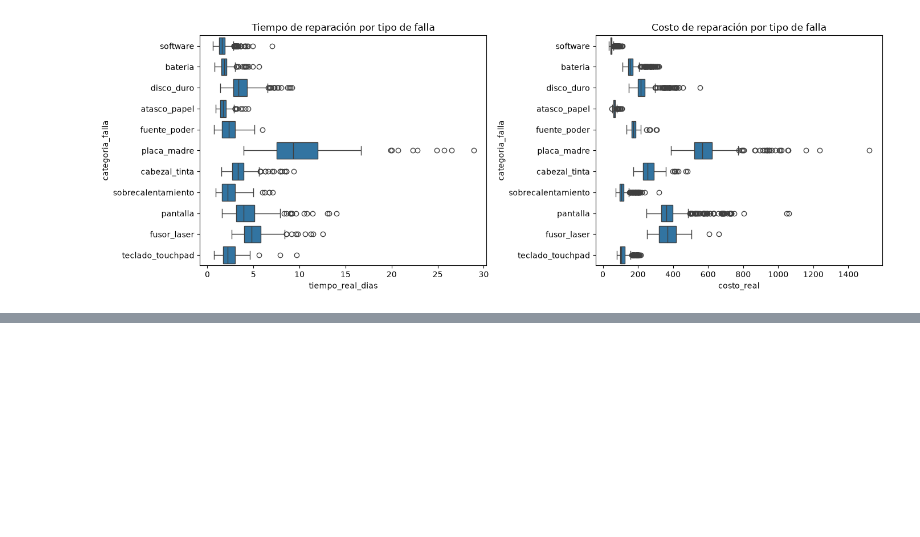
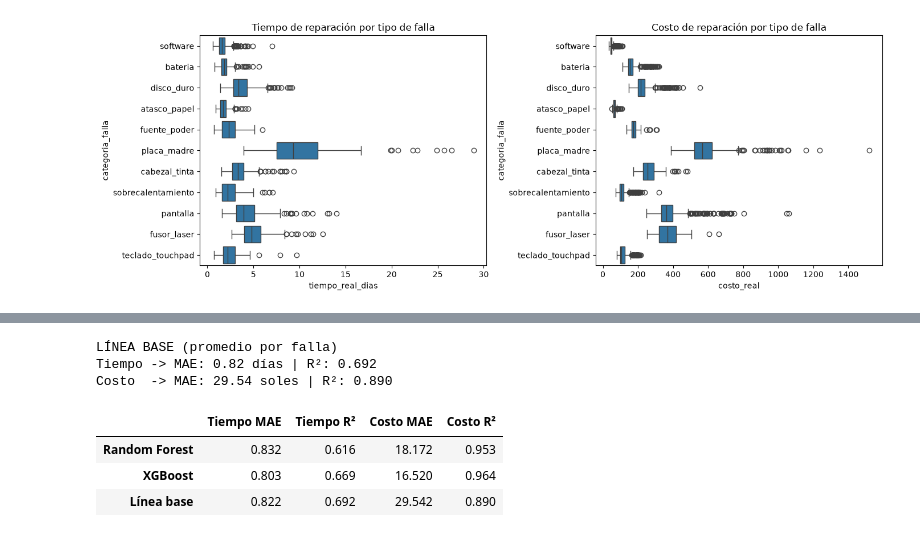
Before and after one commit to SaurinFranklin/sistema-servicios-ia, a Jupyter notebook: ml/notebooks/01_tiempo_costo.ipynb, the cells around one changed output, grey strips where cells are left out. Drawn from its saved outputs; the diff is of its cells as text; code cells hidden in the pictures; blank space fills up the shorter version.

```diff
--- a/ml/notebooks/01_tiempo_costo.ipynb
+++ b/ml/notebooks/01_tiempo_costo.ipynb
@@ -59,0 +77,64 @@ plt.show()
+# %%
+from sklearn.metrics import mean_absolute_error, r2_score
+
+prom_tiempo = yt_train.groupby(X_train["categoria_falla"]).mean()
+prom_costo = yc_train.groupby(X_train["categoria_falla"]).mean()
+
+pred_t = X_test["categoria_falla"].map(prom_tiempo)
+pred_c = X_test["categoria_falla"].map(prom_costo)
+
+print("LÍNEA BASE (promedio por falla)")
+print(f"Tiempo -> MAE: {mean_absolute_error(yt_test, pred_t):.2f} días | R²: {r2_score(yt_test, pred_t):.3f}")
+print(f"Costo  -> MAE: {mean_absolute_error(yc_test, pred_c):.2f} soles | R²: {r2_score(yc_test, pred_c):.3f}")
+# %% [output]
+LÍNEA BASE (promedio por falla)
+Tiempo -> MAE: 0.82 días | R²: 0.692
+Costo  -> MAE: 29.54 soles | R²: 0.890
+# %%
+from sklearn.compose import ColumnTransformer
+from sklearn.preprocessing import OneHotEncoder
+from sklearn.pipeline import Pipeline
+from sklearn.ensemble import RandomForestRegressor
+from xgboost import XGBRegressor
+
+categoricas = ["tipo_equipo", "marca", "categoria_falla", "tecnico", "prioridad"]
+numericas = ["anios_experiencia", "num_repuestos"]
+
+preproceso = ColumnTransformer([
+    ("cat", OneHotEncoder(handle_unknown="ignore"), categoricas),
+    ("num", "passthrough", numericas),
+])
+
+def crear_modelo(algoritmo):
+    return Pipeline([("prep", preproceso), ("modelo", algoritmo)])
+
+algoritmos = {
+    "Random Forest": lambda: RandomForestRegressor(n_estimators=200, random_state=42, n_jobs=-1),
+    "XGBoost": lambda: XGBRegressor(n_estimators=300, learning_rate=0.05, max_depth=5, random_state=42),
+}
+
+resultados = {}
+modelos_tiempo, modelos_costo = {}, {}
+
+for nombre, fabrica in algoritmos.items():
+    m_t = crear_modelo(fabrica()).fit(X_train, yt_train)
+    m_c = crear_modelo(fabrica()).fit(X_train, yc_train)
+    modelos_tiempo[nombre], modelos_costo[nombre] = m_t, m_c
+
+    pt, pc = m_t.predict(X_test), m_c.predict(X_test)
+    resultados[nombre] = {
+        "Tiempo MAE": mean_absolute_error(yt_test, pt), "Tiempo R²": r2_score(yt_test, pt),
+        "Costo MAE": mean_absolute_error(yc_test, pc), "Costo R²": r2_score(yc_test, pc),
+    }
+
+resultados["Línea base"] = {
+    "Tiempo MAE": mean_absolute_error(yt_test, pred_t), "Tiempo R²": r2_score(yt_test, pred_t),
+    "Costo MAE": mean_absolute_error(yc_test, pred_c), "Costo R²": r2_score(yc_test, pred_c),
+}
+
+pd.DataFrame(resultados).T.round(3)
+# %% [output]
+|  | Tiempo MAE | Tiempo R² | Costo MAE | Costo R² |
+| Random Forest | 0.832 | 0.616 | 18.172 | 0.953 |
+| XGBoost | 0.803 | 0.669 | 16.520 | 0.964 |
+| Línea base | 0.822 | 0.692 | 29.542 | 0.890 |
```
Also changed, not shown: parts of 3 cells of this notebook.
